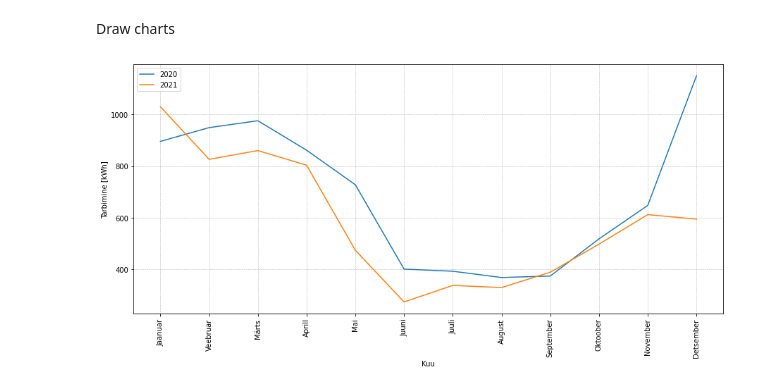
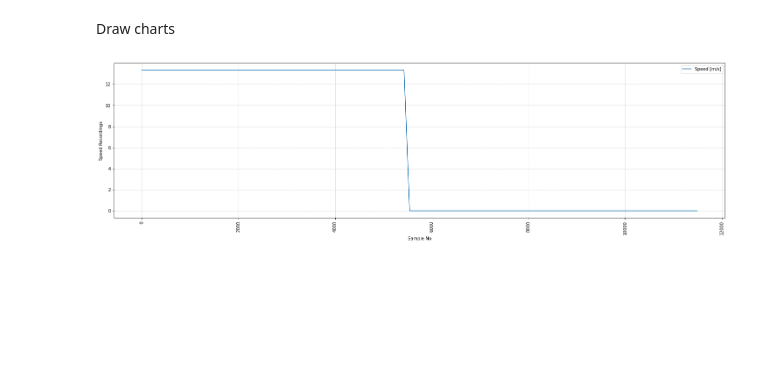
Before and after one commit to andresvosa/testNotebooks, a Jupyter notebook: tia_trace_analysis.ipynb, the cells around one changed output. Drawn from its saved outputs; the diff is of its cells as text; code cells hidden in the pictures; blank space fills up the shorter version.

```diff
--- a/tia_trace_analysis.ipynb
+++ b/tia_trace_analysis.ipynb
@@ -60,0 +9,3 @@ for cnt, ele in enumerate(year_rows):
+# %%
+trace_data = pd.read_csv('/content/TraceSpeedError_03.csv', sep=',', decimal='.')
+trace_data
@@ -61,14 +26,14 @@ for cnt, ele in enumerate(year_rows):
 # %% [markdown]
 Draw charts
 # %%
-plt.figure(figsize=[15, 6.5])
-plt.plot(data[0]['2020'].head(12), data[0]['Kokku (kWh)'].head(12), label='2020')
-plt.plot(data[1]['2021'].head(12), data[1]['Kokku (kWh)'].head(12), label='2021')
+plt.figure(figsize=[25, 6.5])
+#plt.plot(trace_data['Sample'], trace_data['L21 Linespeed IN[%IW256]'], label='Input Raw speed')
+plt.plot(trace_data['Sample'], trace_data['LineDB.Line general.Actual values.L21 actual speed'], label='Speed [m/s]')
 plt.xticks(rotation=90)
-plt.ylabel('Tarbimine [kWh]')
-plt.xlabel('Kuu')
+plt.ylabel('Speed Recordings')
+plt.xlabel('Sample No')
 plt.legend()
 plt.grid(b=True, which='both', linestyle='--', linewidth=0.5)
 plt.show()
 # %% [output]
-[figure, old version]
+[figure, new version]
```
Also changed, not shown: parts of 2 cells of this notebook.
